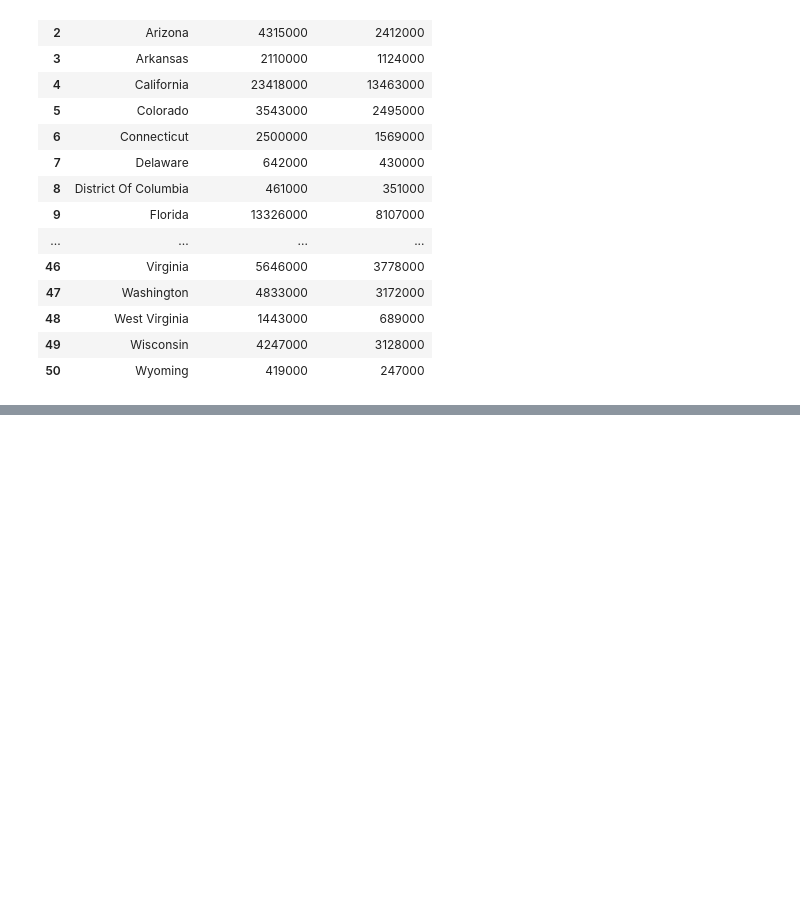
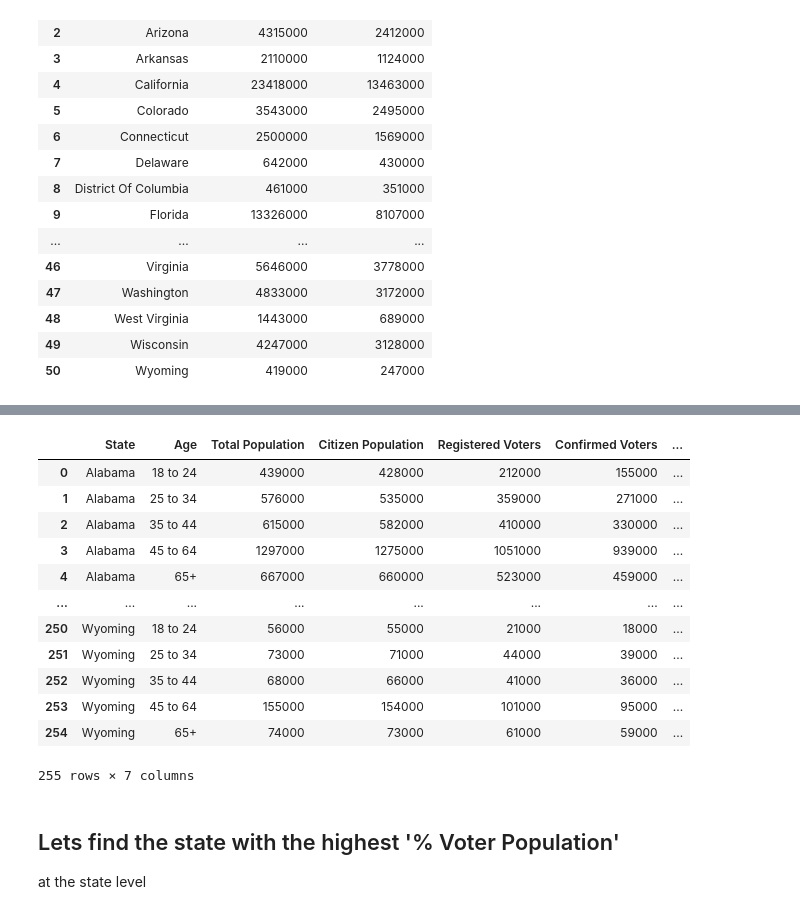
Before and after one commit to JeffreyAsuncion/Data_Analysis_2012_US_Voter_Data, a Jupyter notebook: US_Voter_2012.ipynb, the cells around one changed output, grey strips where cells are left out. Cells and saved outputs as stored; diff of their text form; code cells hidden in the pictures; blank space fills up the shorter version.

```diff
--- a/US_Voter_2012.ipynb
+++ b/US_Voter_2012.ipynb
@@ -116,0 +148,22 @@ new_df
+# %%
+df['% Voter Population'] = df['Confirmed Voters'] / df['Citizen Population'] * 100
+# %%
+df
+# %% [output]
+|  | State | Age | Total Population | Citizen Population | Registered Voters | Confirmed Voters | ... |
+| 0 | Alabama | 18 to 24 | 439000 | 428000 | 212000 | 155000 | ... |
+| 1 | Alabama | 25 to 34 | 576000 | 535000 | 359000 | 271000 | ... |
+| 2 | Alabama | 35 to 44 | 615000 | 582000 | 410000 | 330000 | ... |
+| 3 | Alabama | 45 to 64 | 1297000 | 1275000 | 1051000 | 939000 | ... |
+| 4 | Alabama | 65+ | 667000 | 660000 | 523000 | 459000 | ... |
+| ... | ... | ... | ... | ... | ... | ... | ... |
+| 250 | Wyoming | 18 to 24 | 56000 | 55000 | 21000 | 18000 | ... |
+| 251 | Wyoming | 25 to 34 | 73000 | 71000 | 44000 | 39000 | ... |
+| 252 | Wyoming | 35 to 44 | 68000 | 66000 | 41000 | 36000 | ... |
+| 253 | Wyoming | 45 to 64 | 155000 | 154000 | 101000 | 95000 | ... |
+| 254 | Wyoming | 65+ | 74000 | 73000 | 61000 | 59000 | ... |
+255 rows × 7 columns
+# %% [markdown]
+## Lets find the state with the highest '% Voter Population'
+
+at the state level
```
Also changed, not shown: parts of 20 cells of this notebook.
